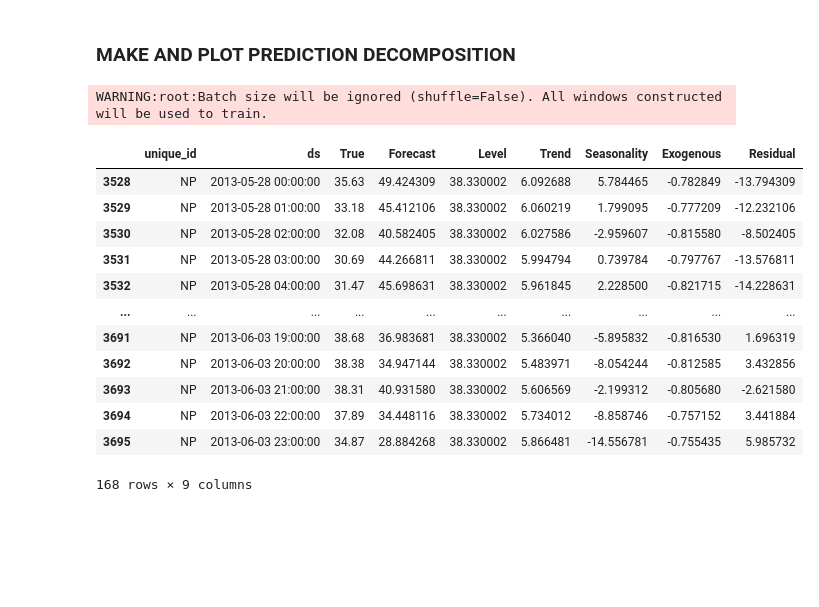
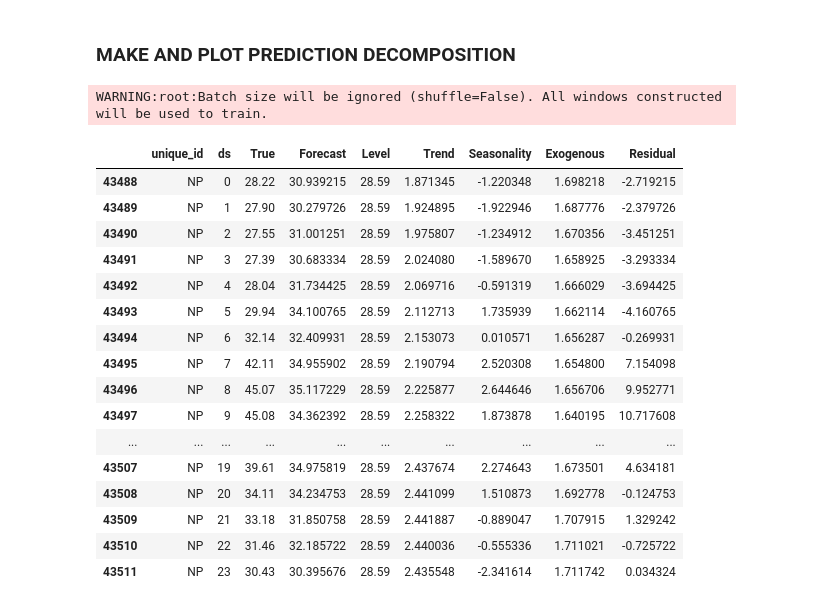
Before and after one commit to Nixtla/Nixtla, a Jupyter notebook: nbs/models_nbeats__nbeats.ipynb, the cells around one changed output. Cells and saved outputs as stored; diff of their text form; code cells hidden in the pictures; blank space fills up the shorter version.

```diff
--- a/nbs/models_nbeats__nbeats.ipynb
+++ b/nbs/models_nbeats__nbeats.ipynb
@@ -699,11 +696,11 @@ mc = {}
 mc['model'] = 'nbeats'
 mc['activation'] = 'selu'
 
-mc['input_size_multiplier'] = 1
-mc['output_size'] = 24*7
+# mc['input_size_multiplier'] = 1
+# mc['output_size'] = 24*7
 
-# mc['input_size_multiplier'] = 7
-# mc['output_size'] = 24
+mc['input_size_multiplier'] = 7
+mc['output_size'] = 24
 
 mc['stack_types'] = ['trend', 'seasonality', 'exogenous_wavenet']
 mc['n_blocks'] = [1, 1, 1]
@@ -712,12 +709,12 @@ mc['n_layers'] = [2, 2, 2]
 # mc['n_blocks'] = [1, 1]
 # mc['n_layers'] = [2, 2]
 
-mc['n_hidden'] = 512
+mc['n_hidden'] = 128
 mc['exogenous_n_channels'] = 8
 mc['x_s_n_hidden'] = 0
 mc['shared_weights'] = False
+mc['n_harmonics'] = 4
 mc['n_polynomials'] = 2
-mc['n_polynomials'] = 3
 
 # Optimization and regularization parameters
 mc['initialization'] = 'lecun_normal'
@@ -725,7 +722,7 @@ mc['learning_rate'] = 0.0007
 mc['batch_size'] = 128
 mc['lr_decay'] = 0.5
 mc['n_lr_decay_steps'] = 3
-mc['n_iterations'] = 10#60_000
+mc['n_iterations'] = 60#_000
 mc['early_stopping'] = 50
 mc['eval_freq'] = 500
 mc['batch_normalization'] = False
@@ -736,7 +733,7 @@ mc['weight_decay'] = 0
 mc['loss'] = 'MAE'
 mc['loss_hypar'] = 0.5
 mc['val_loss'] = mc['loss']
-mc['random_seed'] = 2
+mc['random_seed'] = 1
 
 # Data Parameters
 mc['idx_to_sample_freq'] = 1
@@ -748,14 +745,14 @@ mc['complete_inputs'] = False
 mc['frequency'] = 'H'
 mc['seasonality'] = 24
 
-# Within decomposition
-mc['learning_rate'] = 0.001
-mc['batch_size'] = 512 #256
-mc['weight_decay'] = 0.00005
-mc['n_harmonics'] = 3
-mc['n_polynomials'] = 10
-mc['dropout_prob_theta'] = 0
-mc['dropout_prob_exogenous'] = 0
+# # Within decomposition
+# mc['learning_rate'] = 0.001
+# mc['batch_size'] = 512 #256
+# mc['weight_decay'] = 0.00005
+# mc['n_harmonics'] = 3
+# mc['n_polynomials'] = 10
+# mc['dropout_prob_theta'] = 0
+# mc['dropout_prob_exogenous'] = 0
 
 print(65*'=')
 print(pd.Series(mc))
@@ -886,52 +883,56 @@ Y_hat_df = model.forecast(Y_df=Y_df, X_df=X_df, f_cols=None, return_decompositio
 
 
 # Filter and rename
-#Y_hat_df = Y_hat_df[(Y_hat_df.ds >= "2017-12-18") & (Y_hat_df.ds < "2017-12-19")]
-Y_hat_df = Y_hat_df[(Y_hat_df.ds >= "2013-05-28") & (Y_hat_df.ds < "2013-06-04")]
+Y_hat_df = Y_hat_df[(Y_hat_df.ds >= "2017-12-18") & (Y_hat_df.ds < "2017-12-19")]
+# Y_hat_df = Y_hat_df[(Y_hat_df.ds >= "2013-05-28") & (Y_hat_df.ds < "2013-06-04")]
 Y_hat_df = Y_hat_df.rename(columns={'y': 'True',
                                     'y_hat': 'Forecast',
                                     'level': 'Level',
                                     'trend': 'Trend',
                                     'seasonality': 'Seasonality',
                                     'exogenous_wavenet': 'Exogenous',
                                     'residual': 'Residual'})
 
 # Format date stamp
 if mc['output_size']==24:
     x_plot = Y_hat_df.ds.values
     #x_plot_min = str(Y_hat_df.ds.min())[:16]
     #x_plot_max = str(Y_hat_df['ds'].max())[:16]
     x_plot_min = pd.to_datetime(x_plot.min()).strftime('%B %d, %Y, %R')
     x_plot_max = pd.to_datetime(x_plot.max()).strftime('%R')
     Y_hat_df['ds'] = Y_hat_df.ds.dt.hour.values
 
 if mc['output_size']>24:
     x_plot = Y_hat_df.ds.values
     x_plot_min = pd.to_datetime(x_plot.min()).strftime('%B %d, %Y')
     x_plot_max = pd.to_datetime(x_plot.max()).strftime('%B %d, %Y')
 
 # If not exogenous fill with nan (plot purposes)
 if 'Exogenous' not in Y_hat_df.columns:
     exog = np.empty(len(Y_hat_df))
     exog[:] = np.nan
     Y_hat_df['Exogenous'] = exog
 
 Y_hat_df
 # %% [output]
 WARNING:root:Batch size will be ignored (shuffle=False). All windows constructed will be used to train.
 |  | unique_id | ds | True | Forecast | Level | Trend | Seasonality | Exogenous | Residual |
-| 3528 | NP | 2013-05-28 00:00:00 | 35.63 | 49.424309 | 38.330002 | 6.092688 | 5.784465 | -0.782849 | -13.794309 |
-| 3529 | NP | 2013-05-28 01:00:00 | 33.18 | 45.412106 | 38.330002 | 6.060219 | 1.799095 | -0.777209 | -12.232106 |
-| 3530 | NP | 2013-05-28 02:00:00 | 32.08 | 40.582405 | 38.330002 | 6.027586 | -2.959607 | -0.815580 | -8.502405 |
-| 3531 | NP | 2013-05-28 03:00:00 | 30.69 | 44.266811 | 38.330002 | 5.994794 | 0.739784 | -0.797767 | -13.576811 |
-| 3532 | NP | 2013-05-28 04:00:00 | 31.47 | 45.698631 | 38.330002 | 5.961845 | 2.228500 | -0.821715 | -14.228631 |
+| 43488 | NP | 0 | 28.22 | 30.939215 | 28.59 | 1.871345 | -1.220348 | 1.698218 | -2.719215 |
+| 43489 | NP | 1 | 27.90 | 30.279726 | 28.59 | 1.924895 | -1.922946 | 1.687776 | -2.379726 |
+| 43490 | NP | 2 | 27.55 | 31.001251 | 28.59 | 1.975807 | -1.234912 | 1.670356 | -3.451251 |
+| 43491 | NP | 3 | 27.39 | 30.683334 | 28.59 | 2.024080 | -1.589670 | 1.658925 | -3.293334 |
+| 43492 | NP | 4 | 28.04 | 31.734425 | 28.59 | 2.069716 | -0.591319 | 1.666029 | -3.694425 |
+| 43493 | NP | 5 | 29.94 | 34.100765 | 28.59 | 2.112713 | 1.735939 | 1.662114 | -4.160765 |
+| 43494 | NP | 6 | 32.14 | 32.409931 | 28.59 | 2.153073 | 0.010571 | 1.656287 | -0.269931 |
+| 43495 | NP | 7 | 42.11 | 34.955902 | 28.59 | 2.190794 | 2.520308 | 1.654800 | 7.154098 |
+| 43496 | NP | 8 | 45.07 | 35.117229 | 28.59 | 2.225877 | 2.644646 | 1.656706 | 9.952771 |
+| 43497 | NP | 9 | 45.08 | 34.362392 | 28.59 | 2.258322 | 1.873878 | 1.640195 | 10.717608 |
 | ... | ... | ... | ... | ... | ... | ... | ... | ... | ... |
-| 3691 | NP | 2013-06-03 19:00:00 | 38.68 | 36.983681 | 38.330002 | 5.366040 | -5.895832 | -0.816530 | 1.696319 |
-| 3692 | NP | 2013-06-03 20:00:00 | 38.38 | 34.947144 | 38.330002 | 5.483971 | -8.054244 | -0.812585 | 3.432856 |
-| 3693 | NP | 2013-06-03 21:00:00 | 38.31 | 40.931580 | 38.330002 | 5.606569 | -2.199312 | -0.805680 | -2.621580 |
-| 3694 | NP | 2013-06-03 22:00:00 | 37.89 | 34.448116 | 38.330002 | 5.734012 | -8.858746 | -0.757152 | 3.441884 |
-| 3695 | NP | 2013-06-03 23:00:00 | 34.87 | 28.884268 | 38.330002 | 5.866481 | -14.556781 | -0.755435 | 5.985732 |
+| 43507 | NP | 19 | 39.61 | 34.975819 | 28.59 | 2.437674 | 2.274643 | 1.673501 | 4.634181 |
+| 43508 | NP | 20 | 34.11 | 34.234753 | 28.59 | 2.441099 | 1.510873 | 1.692778 | -0.124753 |
+| 43509 | NP | 21 | 33.18 | 31.850758 | 28.59 | 2.441887 | -0.889047 | 1.707915 | 1.329242 |
+| 43510 | NP | 22 | 31.46 | 32.185722 | 28.59 | 2.440036 | -0.555336 | 1.711021 | -0.725722 |
+| 43511 | NP | 23 | 30.43 | 30.395676 | 28.59 | 2.435548 | -2.341614 | 1.711742 | 0.034324 |
-168 rows × 9 columns
 # %%
 # Plot Decomposition
 x_axis_str = f'Hours [{x_plot_min} to {x_plot_max}]'
```
Also changed, not shown: parts of 4 cells of this notebook, 11 other files.
